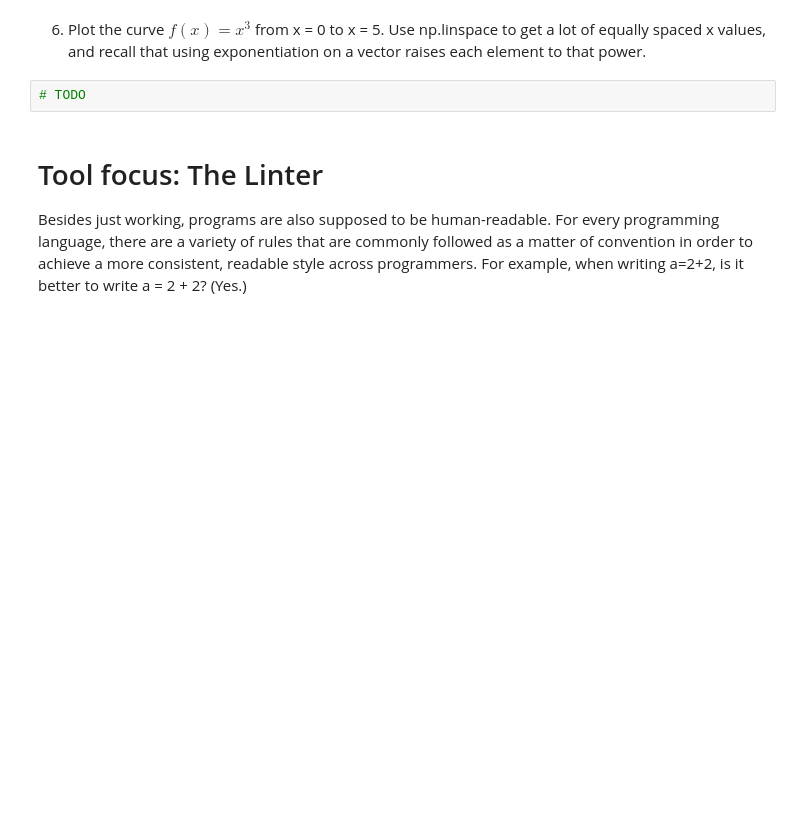
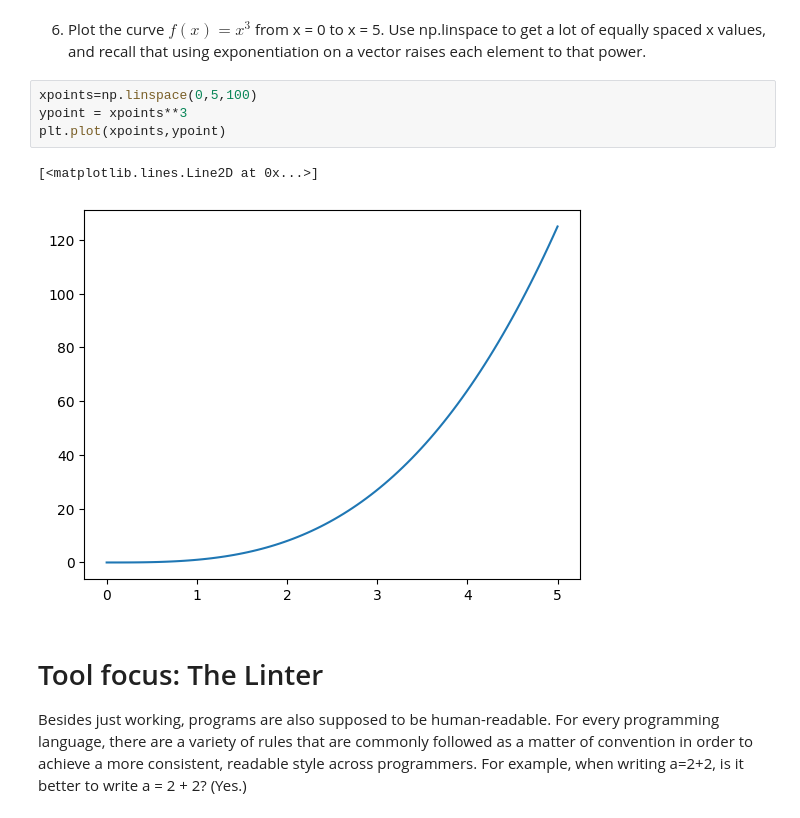
Before and after one commit to JjoshLee23/repo_test, a Jupyter notebook: R2_ModulesAndLoops_DS110_F23.ipynb, the cells around one changed output. Cells and saved outputs as stored; diff of their text form; blank space fills up the shorter version.

```diff
--- a/R2_ModulesAndLoops_DS110_F23.ipynb
+++ b/R2_ModulesAndLoops_DS110_F23.ipynb
@@ -39,7 +65,12 @@ movies = [('Plan 9 from Outer Space', 2),
 # %% [markdown]
 6. Plot the curve $f(x) = x^3$ from x = 0 to x = 5.  Use np.linspace to get a lot of equally spaced x values, and recall that using exponentiation on a vector raises each element to that power.
-# %%
-# TODO
+# %%
+xpoints=np.linspace(0,5,100)
+ypoint = xpoints**3
+plt.plot(xpoints,ypoint)
+# %% [output]
+[<matplotlib.lines.Line2D at 0x...>]
+[figure, added]
 # %% [markdown]
 # Tool focus:  The Linter
 
```
Also changed, not shown: parts of 10 cells of this notebook.
